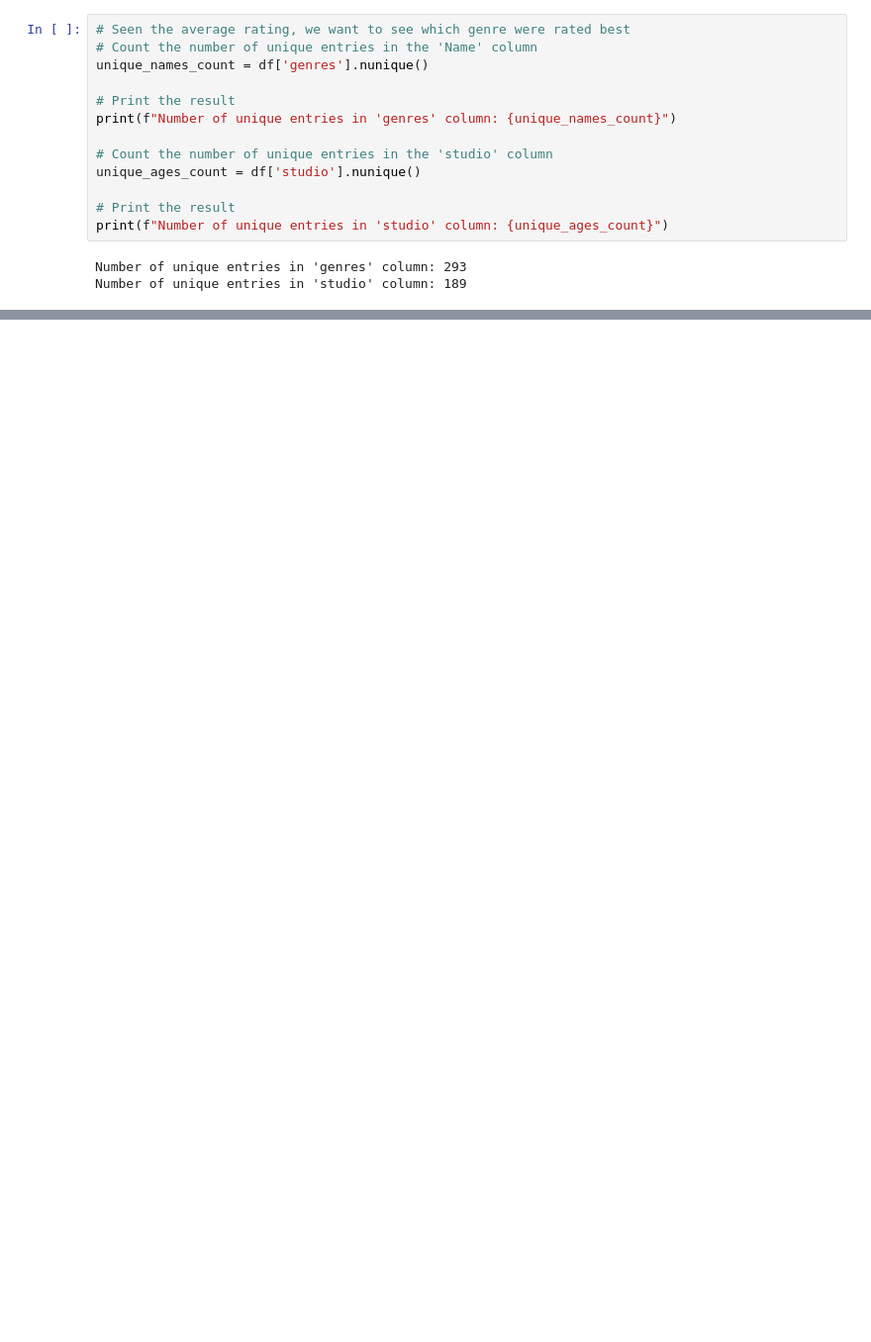
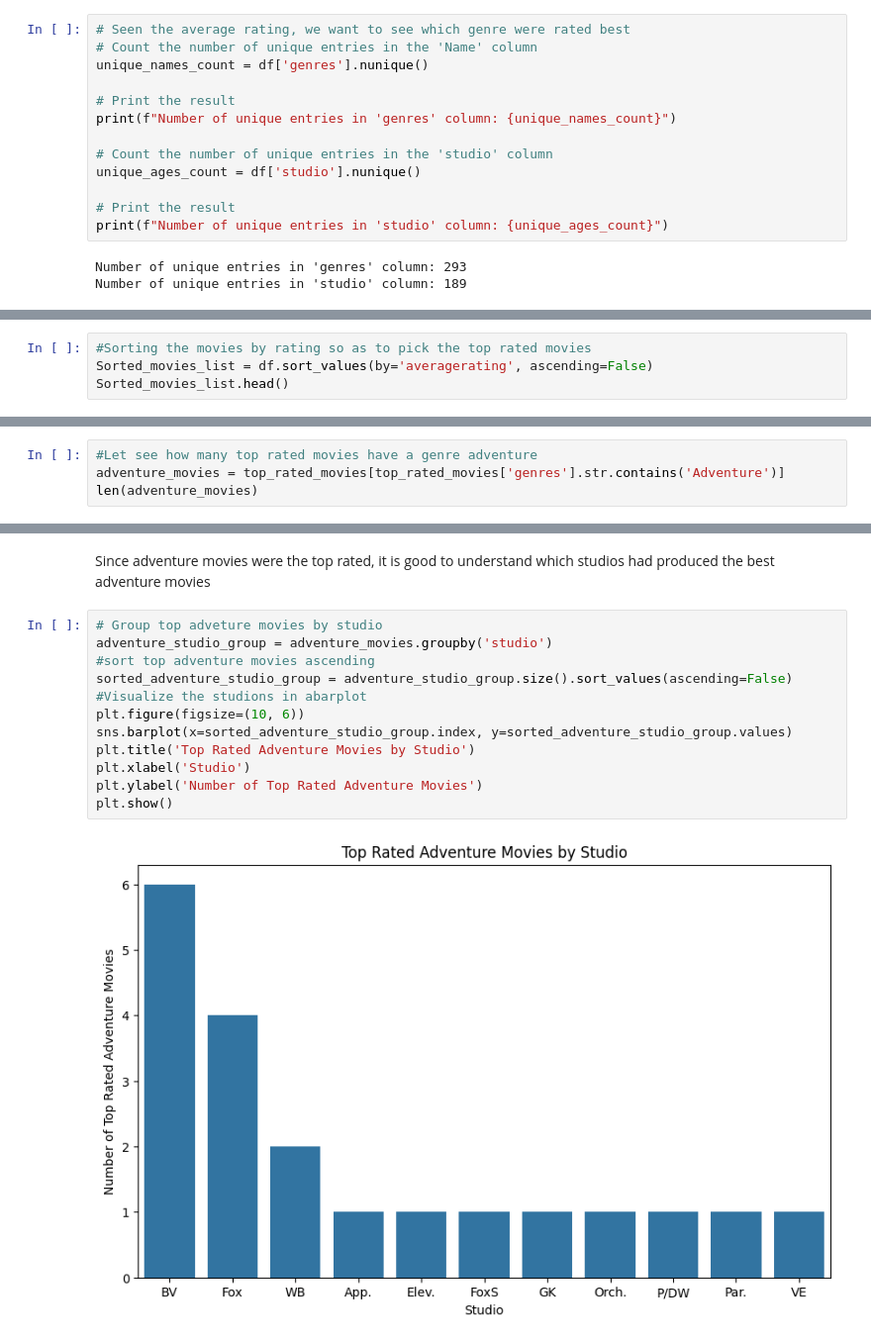
Before and after one commit to vmicheni123/dsc-dictionaries-lab, a Jupyter notebook: Valerian_Project.ipynb, the cells around one changed output, grey strips where cells are left out. Shown at 99% size. Saved outputs shown, nothing was run; the diff lists cells and outputs as text; blank space fills up the shorter version.

```diff
--- a/Valerian_Project.ipynb
+++ b/Valerian_Project.ipynb
@@ -208,0 +261,4 @@ Number of unique entries in 'studio' column: 189
+# %%
+#Sorting the movies by rating so as to pick the top rated movies
+Sorted_movies_list = df.sort_values(by='averagerating', ascending=False)
+Sorted_movies_list.head()
@@ -219,0 +312,4 @@ plt.show
+# %%
+#Let see how many top rated movies have a genre adventure
+adventure_movies = top_rated_movies[top_rated_movies['genres'].str.contains('Adventure')]
+len(adventure_movies)
@@ -219,0 +327,16 @@ plt.show
+# %% [markdown]
+Since adventure movies were the top rated, it is good to understand which studios had produced the best adventure movies
+# %%
+# Group top adveture movies by studio
+adventure_studio_group = adventure_movies.groupby('studio')
+#sort top adventure movies ascending
+sorted_adventure_studio_group = adventure_studio_group.size().sort_values(ascending=False)
+#Visualize the studions in abarplot
+plt.figure(figsize=(10, 6))
+sns.barplot(x=sorted_adventure_studio_group.index, y=sorted_adventure_studio_group.values)
+plt.title('Top Rated Adventure Movies by Studio')
+plt.xlabel('Studio')
+plt.ylabel('Number of Top Rated Adventure Movies')
+plt.show()
+# %% [output]
+[figure, added]
```
Also changed, not shown: parts of 25 cells of this notebook.
